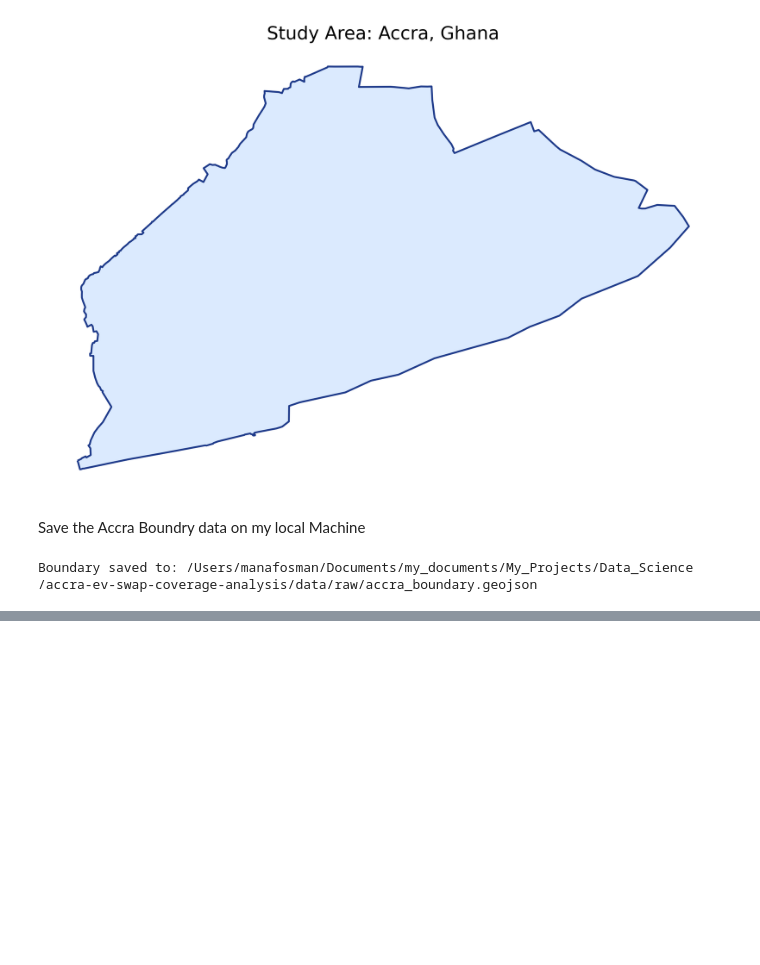
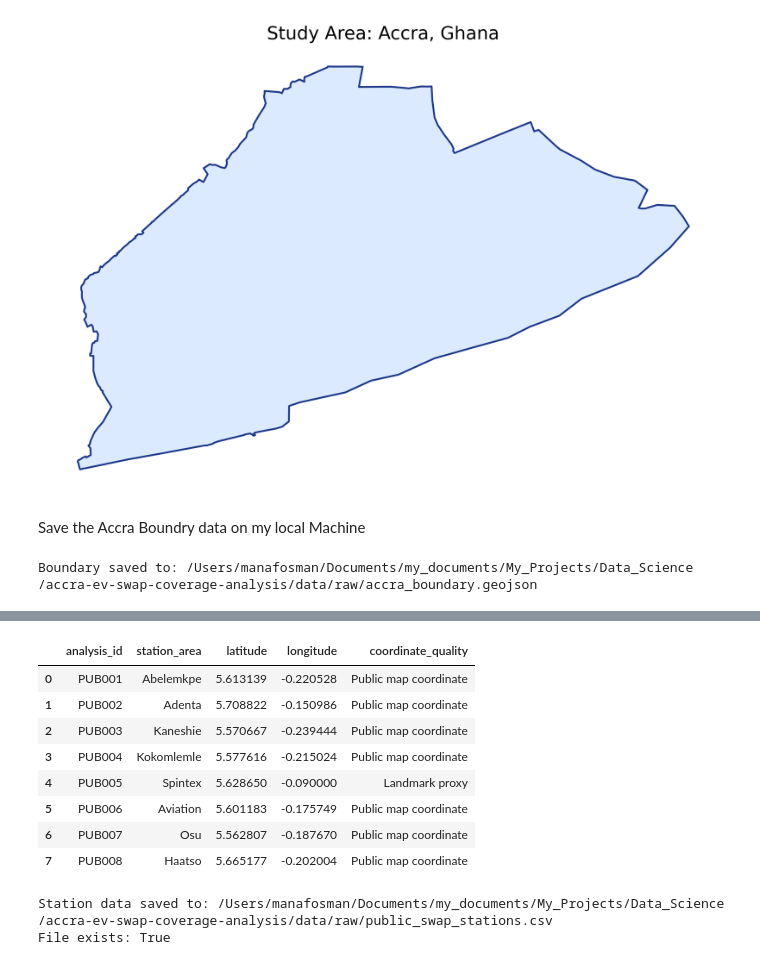
Before and after one commit to manafosman-dev/accra_ev_swap_coverage_analysis, a Jupyter notebook: notebooks/01_boundary_and_station_data.ipynb, the cells around one changed output, grey strips where cells are left out. Drawn from its saved outputs; the diff is of its cells as text; code cells hidden in the pictures; blank space fills up the shorter version.

```diff
--- a/notebooks/01_boundary_and_station_data.ipynb
+++ b/notebooks/01_boundary_and_station_data.ipynb
@@ -71,0 +185,21 @@ Boundary saved to: /Users/manafosman/Documents/my_documents/My_Projects/Data_Sci
+# %%
+stations_df[["analysis_id","station_area","latitude","longitude","coordinate_quality"]]
+# %% [output]
+|  | analysis_id | station_area | latitude | longitude | coordinate_quality |
+| 0 | PUB001 | Abelemkpe | 5.613139 | -0.220528 | Public map coordinate |
+| 1 | PUB002 | Adenta | 5.708822 | -0.150986 | Public map coordinate |
+| 2 | PUB003 | Kaneshie | 5.570667 | -0.239444 | Public map coordinate |
+| 3 | PUB004 | Kokomlemle | 5.577616 | -0.215024 | Public map coordinate |
+| 4 | PUB005 | Spintex | 5.628650 | -0.090000 | Landmark proxy |
+| 5 | PUB006 | Aviation | 5.601183 | -0.175749 | Public map coordinate |
+| 6 | PUB007 | Osu | 5.562807 | -0.187670 | Public map coordinate |
+| 7 | PUB008 | Haatso | 5.665177 | -0.202004 | Public map coordinate |
+# %%
+stations_csv_path = raw_data_directory/"public_swap_stations.csv"
+
+stations_df.to_csv(stations_csv_path,index=False)
+print("Station data saved to:",stations_csv_path)
+print("File exists:",stations_csv_path.exists())
+# %% [output]
+Station data saved to: /Users/manafosman/Documents/my_documents/My_Projects/Data_Science /accra-ev-swap-coverage-analysis/data/raw/public_swap_stations.csv
+File exists: True
```
Also changed, not shown: parts of 6 cells of this notebook, 2 other files.
